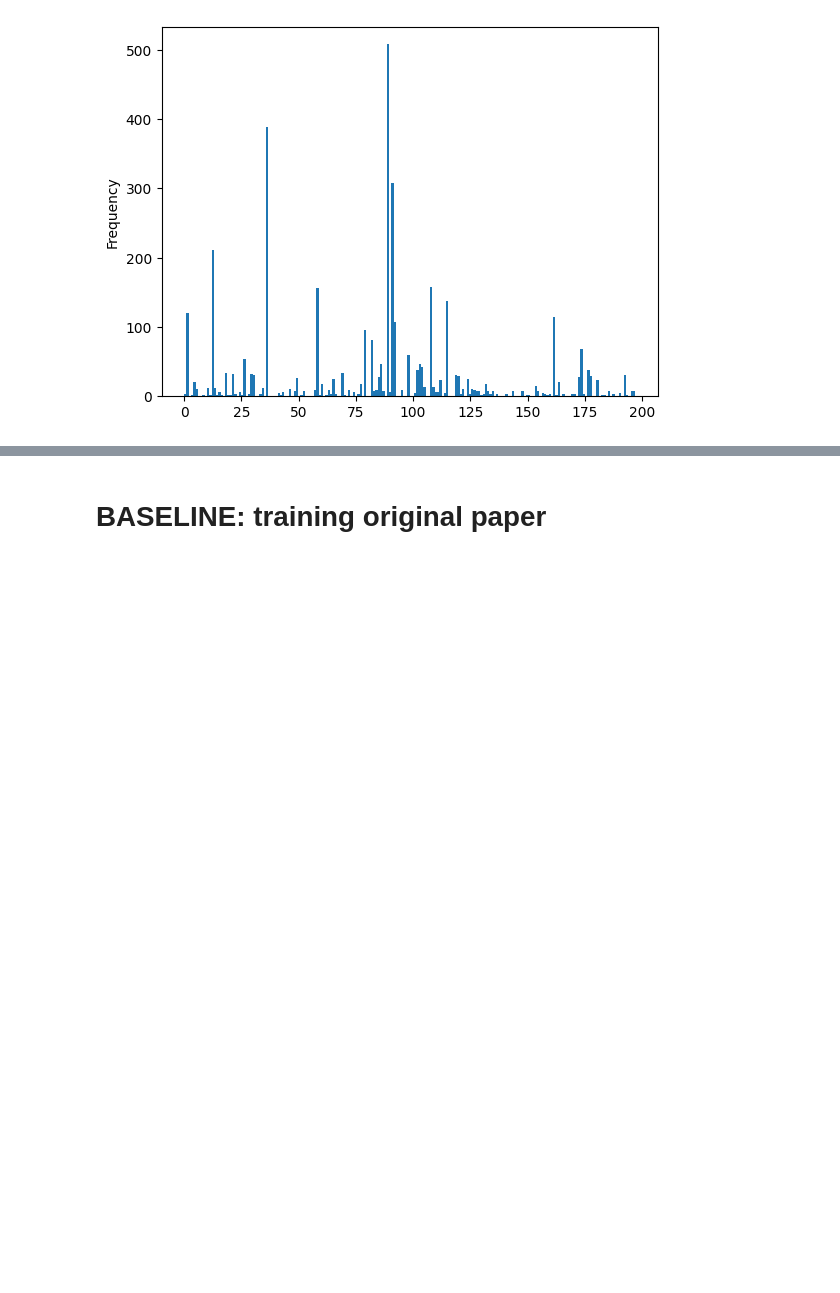
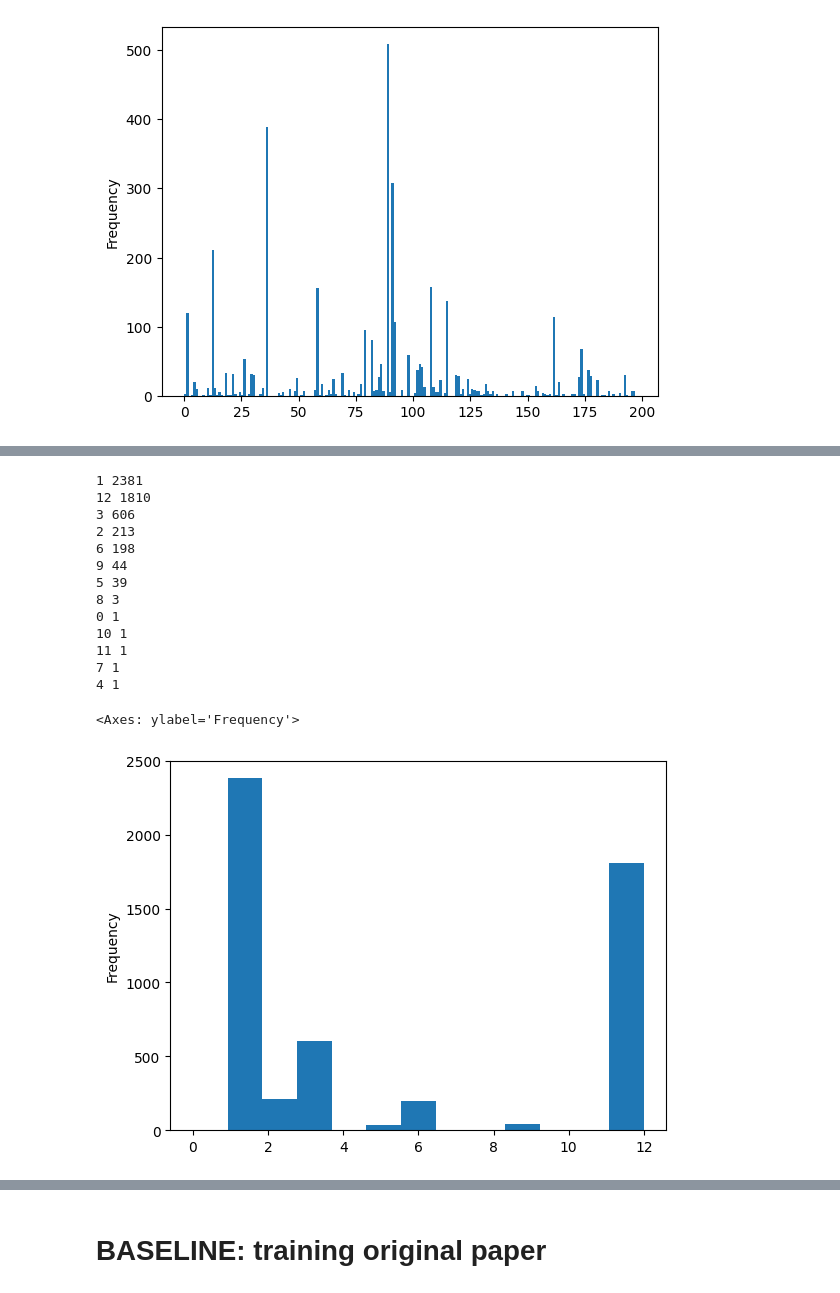
Before and after one commit to scoleri-mr/easg_classification, a Jupyter notebook: edge_cls.ipynb, the cells around one changed output, grey strips where cells are left out. Drawn from its saved outputs; the diff is of its cells as text; code cells hidden in the pictures; blank space fills up the shorter version.

```diff
--- a/edge_cls.ipynb
+++ b/edge_cls.ipynb
@@ -145,0 +189,31 @@ labels_verbs_pd.plot.hist(bins=198)
+# %%
+# DISTRIBUTION RELATIONSHIP IN DATASET
+labels_rels_bis_val = []
+for el in labels_rels_val:
+    for e in el:
+        labels_rels_bis_val.append(e.item())
+labels_rels_bis_val
+
+import pandas as pd
+labels_rels_pd_val = pd.Series(labels_rels_bis_val)
+pp_rels_val = labels_rels_pd_val.value_counts()
+for i in pp_rels_val.index:
+    print(i, pp_rels_val.loc[i])
+
+labels_rels_pd_val.plot.hist(bins=13)
+# %% [output]
+1 2381
+12 1810
+3 606
+2 213
+6 198
+9 44
+5 39
+8 3
+0 1
+10 1
+11 1
+7 1
+4 1
+<Axes: ylabel='Frequency'>
+[figure, added]
```
Also changed, not shown: parts of 13 cells of this notebook, 2 other files.
